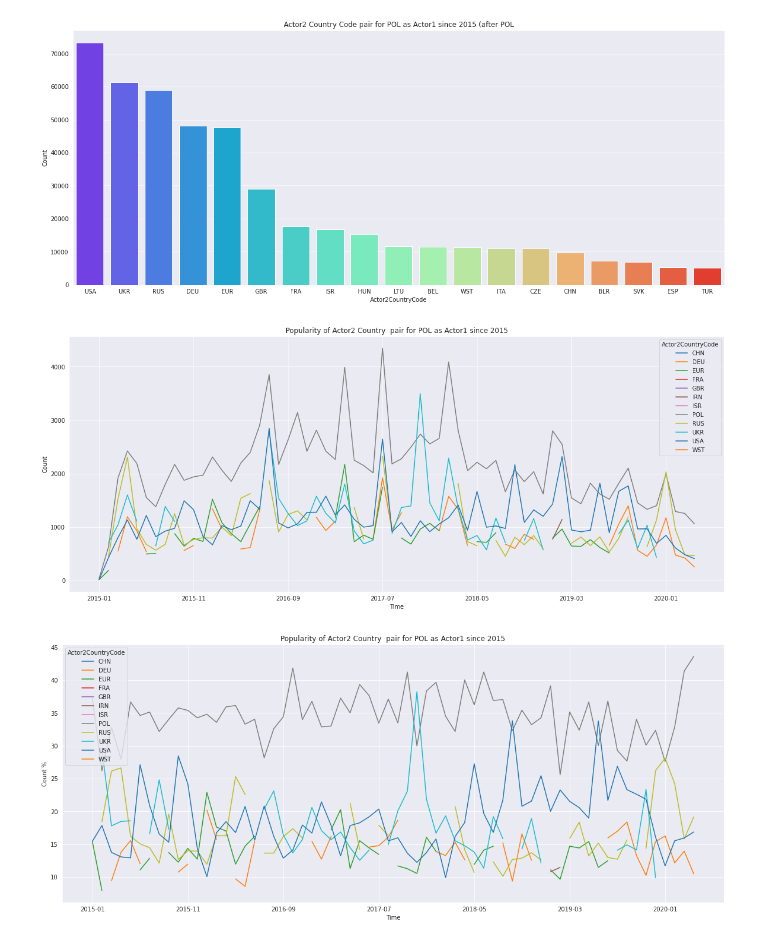
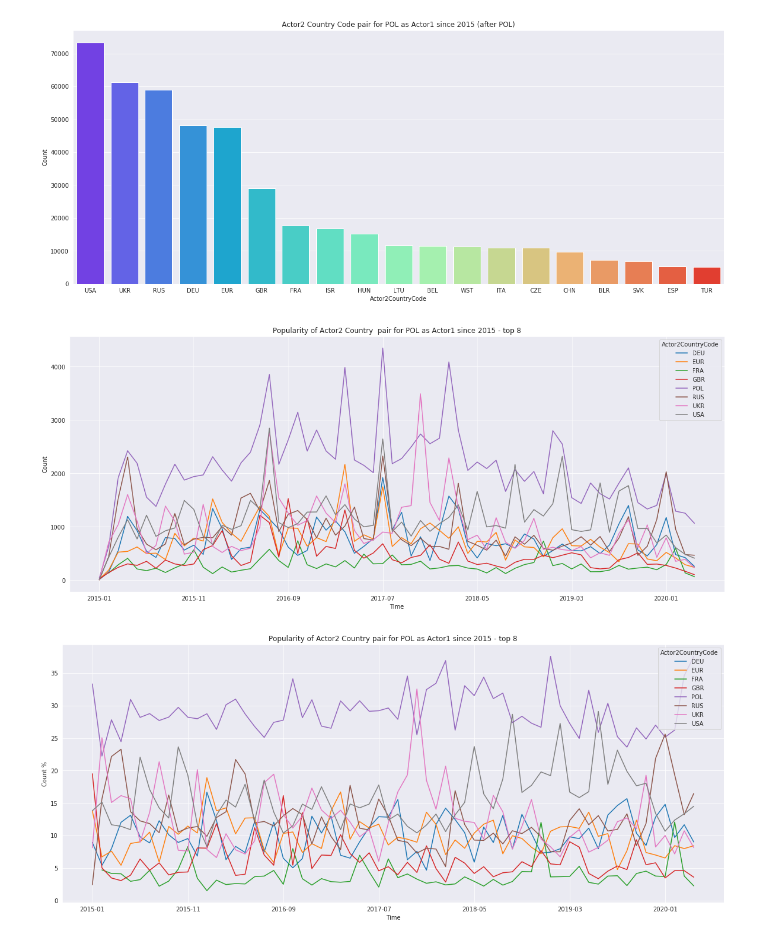
Before and after one commit to mijapa/GDELT, a Jupyter notebook: POL monthyear ac2 count.ipynb, the cells around one changed output. Drawn from its saved outputs; the diff is of its cells as text; code cells hidden in the pictures.

Commit message:
Correct figure of Popularity of Actor2 Country pair for POL

```diff
--- a/POL monthyear ac2 count.ipynb
+++ b/POL monthyear ac2 count.ipynb
@@ -26,23 +26,30 @@ g.figure.set_size_inches(20,8)
 # %% [output]
 [figure]
 # %%
-s = POLmonthyearAc2.groupby(["Actor2CountryCode", "Time"], as_index=False).sum().sort_values(by="Count", ascending=False).groupby("MonthYear").head(5)
+ile = 8
+cols = POLmonthyearAc2.groupby("Actor2CountryCode", as_index=False).sum().sort_values(by="Count", ascending=False).head(ile)['Actor2CountryCode']
+s  = POLmonthyearAc2.loc[POLmonthyearAc2["Actor2CountryCode"].isin(cols)]
+
 s = s.groupby(["Time","Actor2CountryCode"]).agg({'Count':'sum'})
 g = s.unstack().plot(y='Count')
 g.set(ylabel='Count')
-g.set_title("Popularity of Actor2 Country  pair for POL as Actor1 since 2015")
+g.set_title("Popularity of Actor2 Country  pair for POL as Actor1 since 2015 - top {}".format(ile))
 g.figure.set_size_inches(20,8)
 # %% [output]
-[figure, old version]
+[figure, new version]
 # %%
-s = POLmonthyearAc2.groupby(["Actor2CountryCode", "Time"], as_index=False).sum().sort_values(by="Count", ascending=False).groupby("MonthYear").head(5)
+ile = 8
+cols = POLmonthyearAc2.groupby("Actor2CountryCode", as_index=False).sum().sort_values(by="Count", ascending=False).head(ile)['Actor2CountryCode']
+s  = POLmonthyearAc2.loc[POLmonthyearAc2["Actor2CountryCode"].isin(cols)]
+
 s = s.groupby(["Time","Actor2CountryCode"]).agg({'Count':'sum'})
 
 s['%']= s.groupby(level=0).apply(lambda x:  100*x / x.sum())
 
 g = s.unstack().plot(y='%')
 g.set(ylabel='Count %')
-g.set_title("Popularity of Actor2 Country  pair for POL as Actor1 since 2015")
+g.set_title("Popularity of Actor2 Country pair for POL as Actor1 since 2015 - top {}".format(ile))
 g.figure.set_size_inches(20,8)
+plt.savefig('text/fig/PL/PLactor2PairPercinTIME.png', bbox_inches='tight')
 # %% [output]
-[figure, old version]
+[figure, new version]
```
Also changed, not shown: 2 other files.
